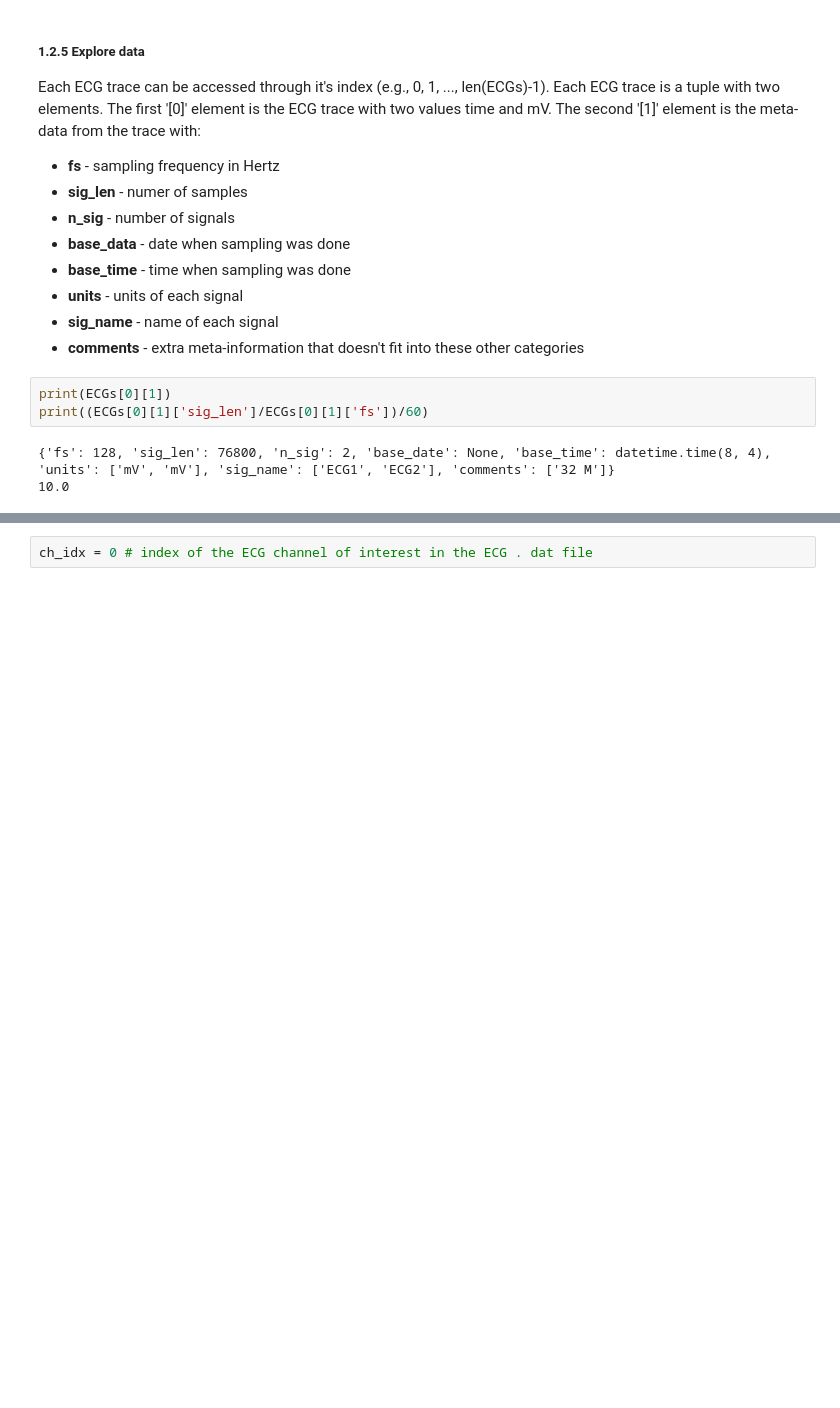
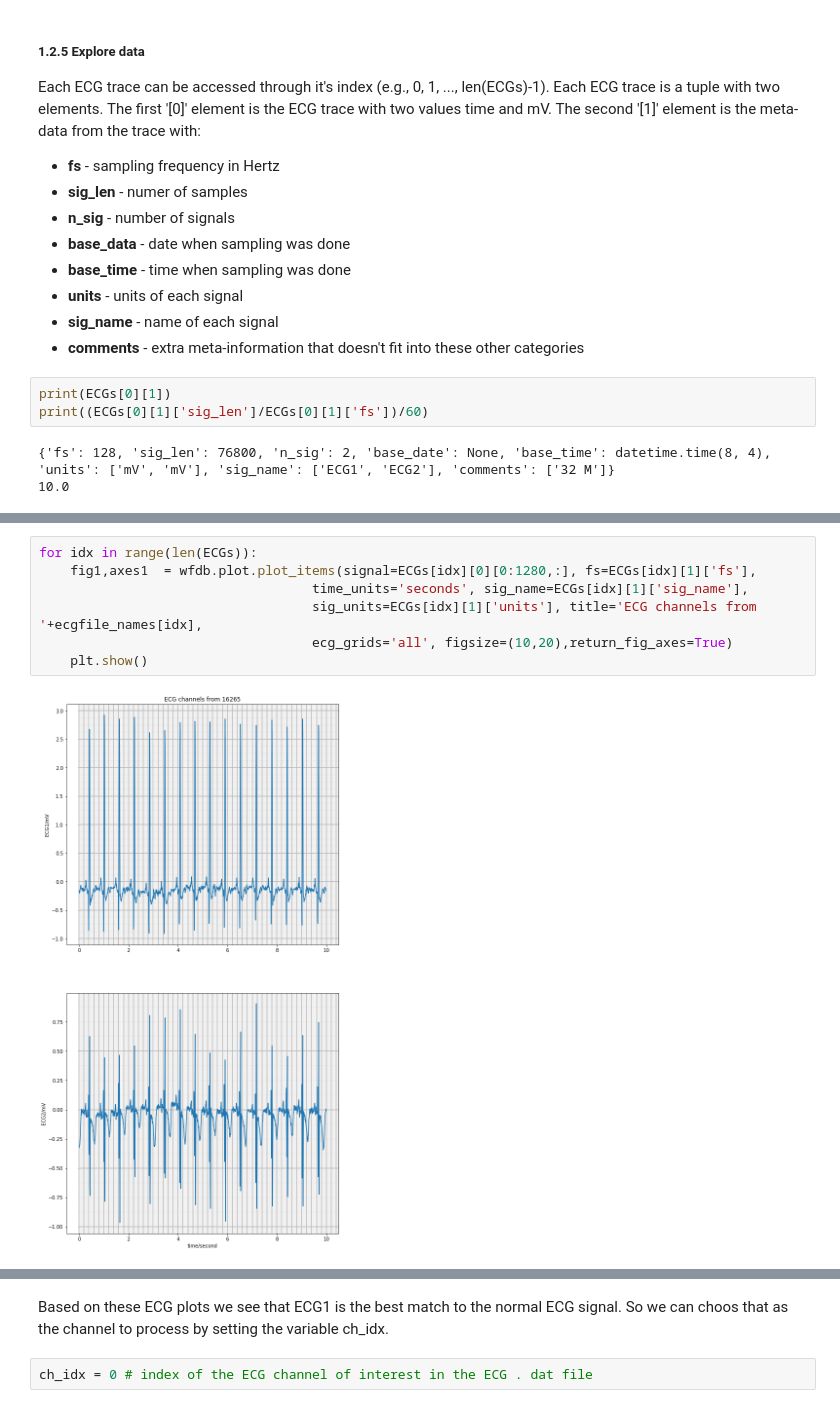
Before and after one commit to plaisier-lab/python3_courses, a Jupyter notebook: ecg_analysis.ipynb, the cells around one changed output, grey strips where cells are left out. Cells and saved outputs as stored; diff of their text form; blank space fills up the shorter version.

```diff
--- a/ecg_analysis.ipynb
+++ b/ecg_analysis.ipynb
@@ -179,0 +199,9 @@ print((ECGs[0][1]['sig_len']/ECGs[0][1]['fs'])/60)
+# %%
+for idx in range(len(ECGs)):
+    fig1,axes1  = wfdb.plot.plot_items(signal=ECGs[idx][0][0:1280,:], fs=ECGs[idx][1]['fs'],
+                                   time_units='seconds', sig_name=ECGs[idx][1]['sig_name'],
+                                   sig_units=ECGs[idx][1]['units'], title='ECG channels from '+ecgfile_names[idx],
+                                   ecg_grids='all', figsize=(10,20),return_fig_axes=True)
+    plt.show()
+# %% [output]
+[figure, added]
@@ -180,2 +209,4 @@ print((ECGs[0][1]['sig_len']/ECGs[0][1]['fs'])/60)
+# %% [markdown]
+Based on these ECG plots we see that ECG1 is the best match to the normal ECG signal. So we can choos that as the channel to process by setting the variable ch_idx.
 # %%
 ch_idx = 0 # index of the ECG channel of interest in the ECG . dat file
```
Also changed, not shown: parts of 8 cells of this notebook.
